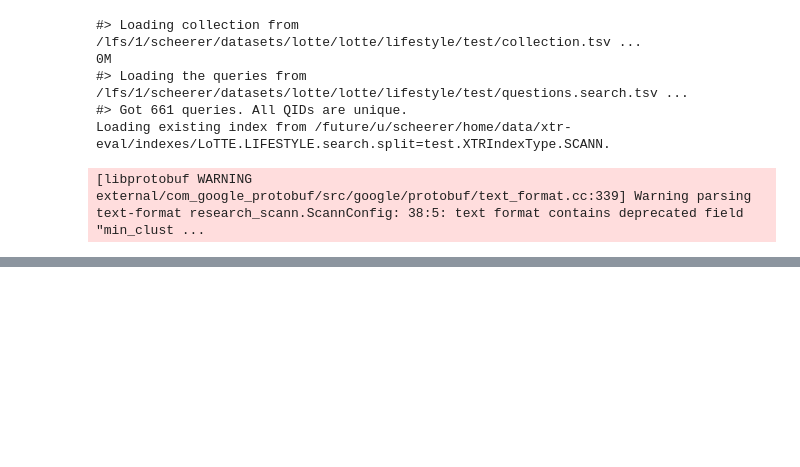
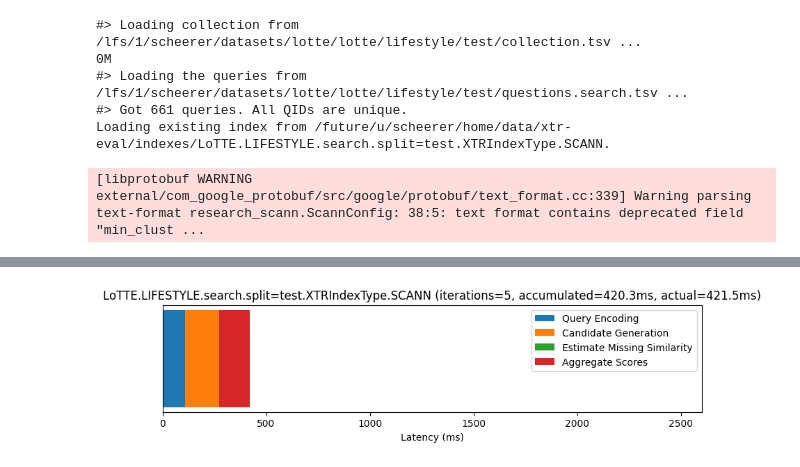
Before and after one commit to jlscheerer/xtr-eval, a Jupyter notebook: optimizations.ipynb, the cells around one changed output, grey strips where cells are left out. Cells and saved outputs as stored; diff of their text form; code cells hidden in the pictures; blank space fills up the shorter version.

```diff
--- a/optimizations.ipynb
+++ b/optimizations.ipynb
@@ -171,0 +64,8 @@ ServerApp.rate_limit_window=3.0 (secs)
+# %%
+tracker_opt = ExecutionTracker(name=index_name, steps=["Query Encoding", "search_batched", "enumerate_scores", "Estimate Missing Similarity",
+                                                   "get_did2scores", "add_ems", "get_final_score", "sort_scores"])
+rankings_opt = xtr_opt.retrieve_docs(queries_test, document_top_k=DOCUMENT_TOP_K, token_top_k=TOKEN_TOP_K, tracker=tracker_opt)
+# %%
+tracker_opt.display_grouped(groups, bound=2600, detailed=False)
+# %% [output]
+[figure, added]
```
Also changed, not shown: parts of 9 cells of this notebook, 1 other file.
